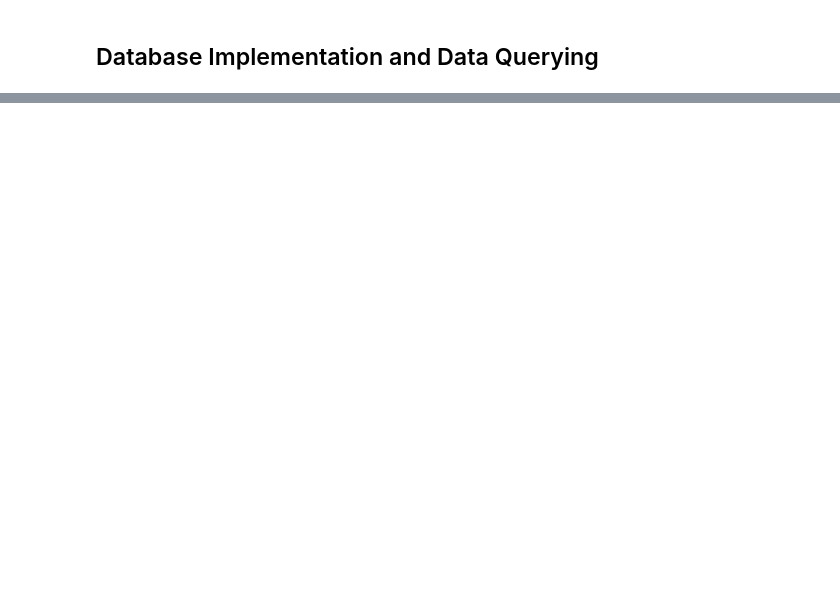
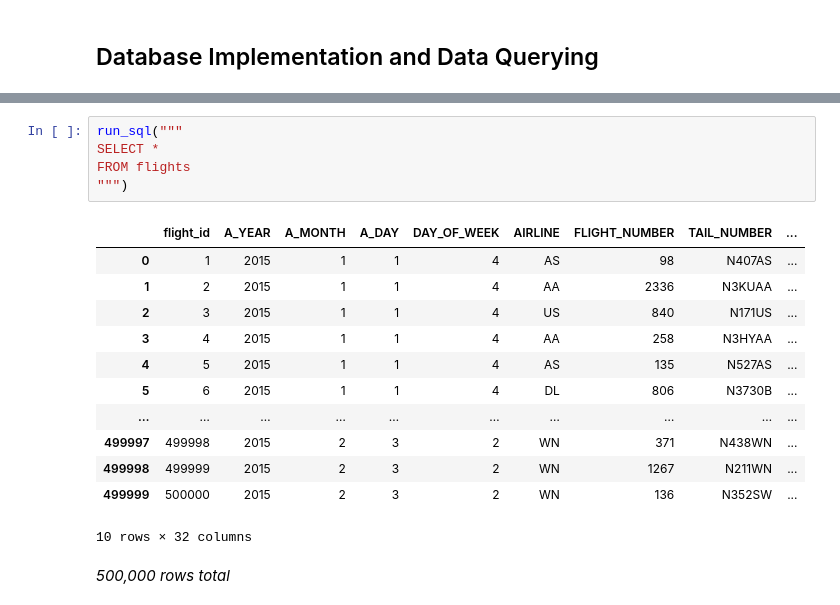
Before and after one commit to Amir-rfz/Data-Science-Course-Projects-S2025, a Jupyter notebook: Final_project/Phase2/Phase2.ipynb, the cells around one changed output, grey strips where cells are left out. Drawn from its saved outputs; the diff is of its cells as text; blank space fills up the shorter version.

```diff
--- a/Final_project/Phase2/Phase2.ipynb
+++ b/Final_project/Phase2/Phase2.ipynb
@@ -52,0 +208,19 @@ For the final query, it shows the complete airline name of each flight by joinin
+# %%
+run_sql("""
+SELECT *
+FROM flights
+""")
+# %% [output]
+|  | flight_id | A_YEAR | A_MONTH | A_DAY | DAY_OF_WEEK | AIRLINE | FLIGHT_NUMBER | TAIL_NUMBER | ... |
+| 0 | 1 | 2015 | 1 | 1 | 4 | AS | 98 | N407AS | ... |
+| 1 | 2 | 2015 | 1 | 1 | 4 | AA | 2336 | N3KUAA | ... |
+| 2 | 3 | 2015 | 1 | 1 | 4 | US | 840 | N171US | ... |
+| 3 | 4 | 2015 | 1 | 1 | 4 | AA | 258 | N3HYAA | ... |
+| 4 | 5 | 2015 | 1 | 1 | 4 | AS | 135 | N527AS | ... |
+| 5 | 6 | 2015 | 1 | 1 | 4 | DL | 806 | N3730B | ... |
+| … | … | … | … | … | … | … | … | … | ... |
+| 499997 | 499998 | 2015 | 2 | 3 | 2 | WN | 371 | N438WN | ... |
+| 499998 | 499999 | 2015 | 2 | 3 | 2 | WN | 1267 | N211WN | ... |
+| 499999 | 500000 | 2015 | 2 | 3 | 2 | WN | 136 | N352SW | ... |
+10 rows × 32 columns
+500,000 rows total
```
Also changed, not shown: parts of 40 cells of this notebook, 12 other files.
